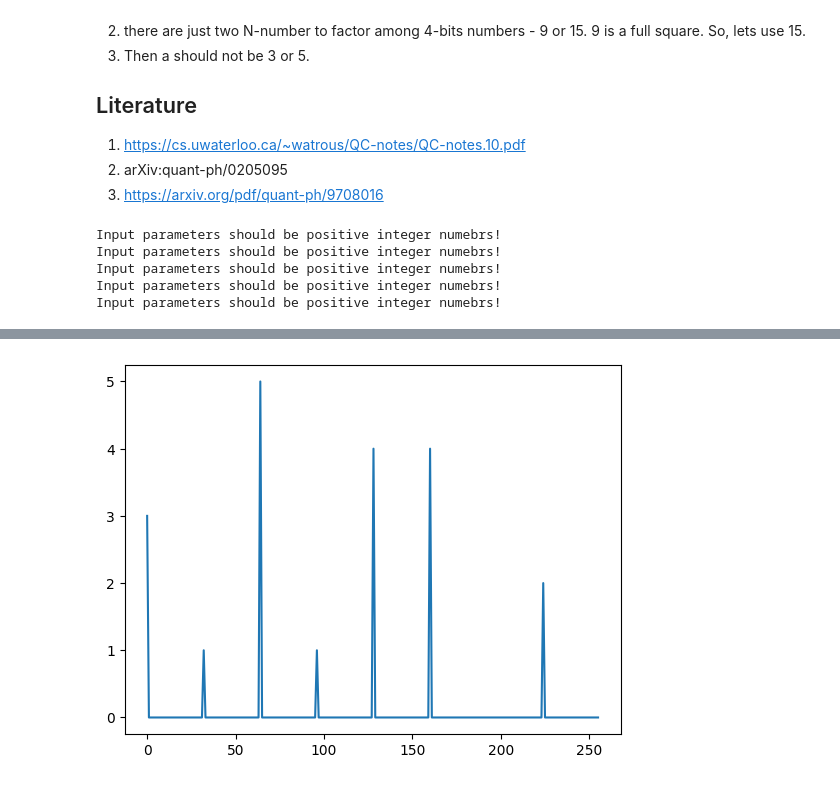
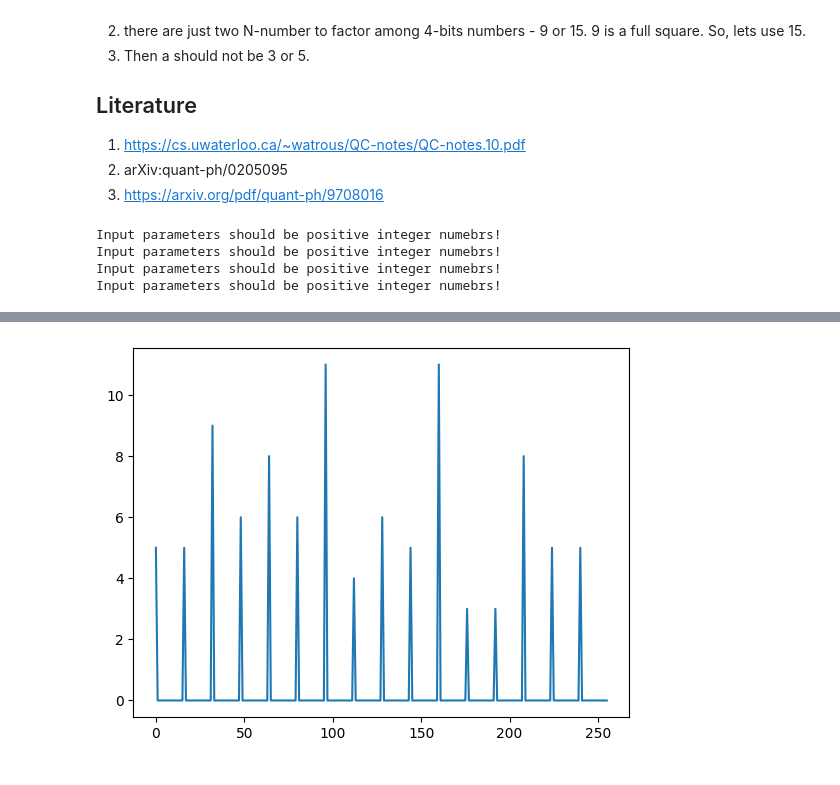
Before and after one commit to OlegUdalov/QC-qiskit-codes, a Jupyter notebook: Shor/OFC.ipynb, the cells around one changed output, grey strips where cells are left out. Saved outputs shown, nothing was run; the diff lists cells and outputs as text; code cells hidden in the pictures.

```diff
--- a/Shor/OFC.ipynb
+++ b/Shor/OFC.ipynb
@@ -51,7 +51,7 @@ import aux_func as af
 
 bit_size = 4
 
-cl_num_a = [0, 1, 1, 1]
+cl_num_a = [1, 0, 1, 1]
 cl_num_N = [1, 1, 1, 1]
 CU_gate_input = [0, 0, 0, 1]
 q_num_b =  [0, 0, 0, 0]
@@ -84,7 +84,16 @@ OFC_circ = qr.qubit_binary_prepare(q_reg_b, q_num_b, OFC_circ)
 cl_num_a_curr = []
 cl_num_a_curr[:] = cl_num_a[:]
 
-for i in range(0, 2 * bit_size): #2 * bit_size
+gate = qr.CQA_gate(bit_size, cl_num_a_curr, cl_num_N)
+qubits = [q_reg_search[0]]
+for i in range(bit_size + 1):
+    qubits.append(q_reg_x[i])
+for i in range(bit_size + 1):
+    qubits.append(q_reg_b[i])
+qubits.append(q_anc)
+OFC_circ.append(gate, qubits)
+
+for i in range(1, 2 * bit_size): #2 * bit_size
     #preparing a-number multiplied by 2^i
     for j in range(0, bit_size - 1):
         cl_num_a_curr[j] = cl_num_a_curr[j + 1]
@@ -100,8 +109,13 @@ for i in range(0, 2 * bit_size): #2 * bit_size
         qubits.append(q_reg_b[i])
     qubits.append(q_anc)
 
+
     OFC_circ.append(gate, qubits)
 
+#OFC_circ.swap(0,7)
+#OFC_circ.swap(1,6)
+#OFC_circ.swap(2,5)
+#OFC_circ.swap(3,4)
 
 gate = qr.IQFTn_instr(2 * bit_size)
 OFC_circ.append(gate, q_reg_search)
@@ -115,18 +129,17 @@ Input parameters should be positive integer numebrs!
 Input parameters should be positive integer numebrs!
 Input parameters should be positive integer numebrs!
 Input parameters should be positive integer numebrs!
-Input parameters should be positive integer numebrs!
 # %%
 import time
 #from qiskit.providers.basic_provider import BasicSimulator
 
 
 start = time.time()
-shot_num = 20
+shot_num = 100
 simulator = AerSimulator()
 
 OFC_circ = transpile(OFC_circ, backend = simulator)
-result = simulator.run(OFC_circ,shots = 20).result()
+result = simulator.run(OFC_circ,shots = 100).result()
 counts = result.get_counts(OFC_circ)
 end = time.time()
 print(['time elapsed: ' + str(end - start) + ' sec'])
@@ -136,4 +149,4 @@ af.plot_counts(counts, 2 * bit_size)
-[figure, old version]
+[figure, new version]
 # %%
 from qiskit.visualization import plot_histogram
 
```
Also changed, not shown: parts of 2 cells of this notebook, 3 other files.
